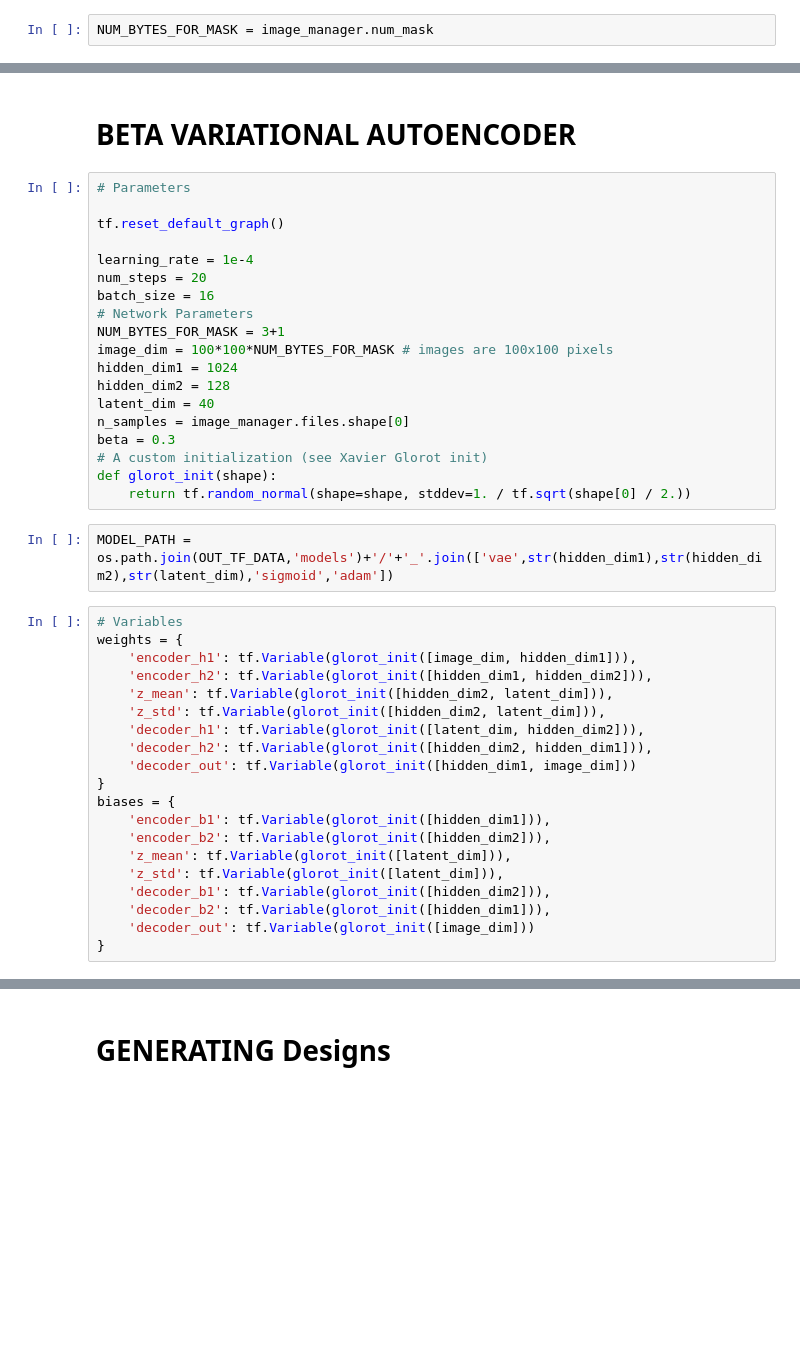
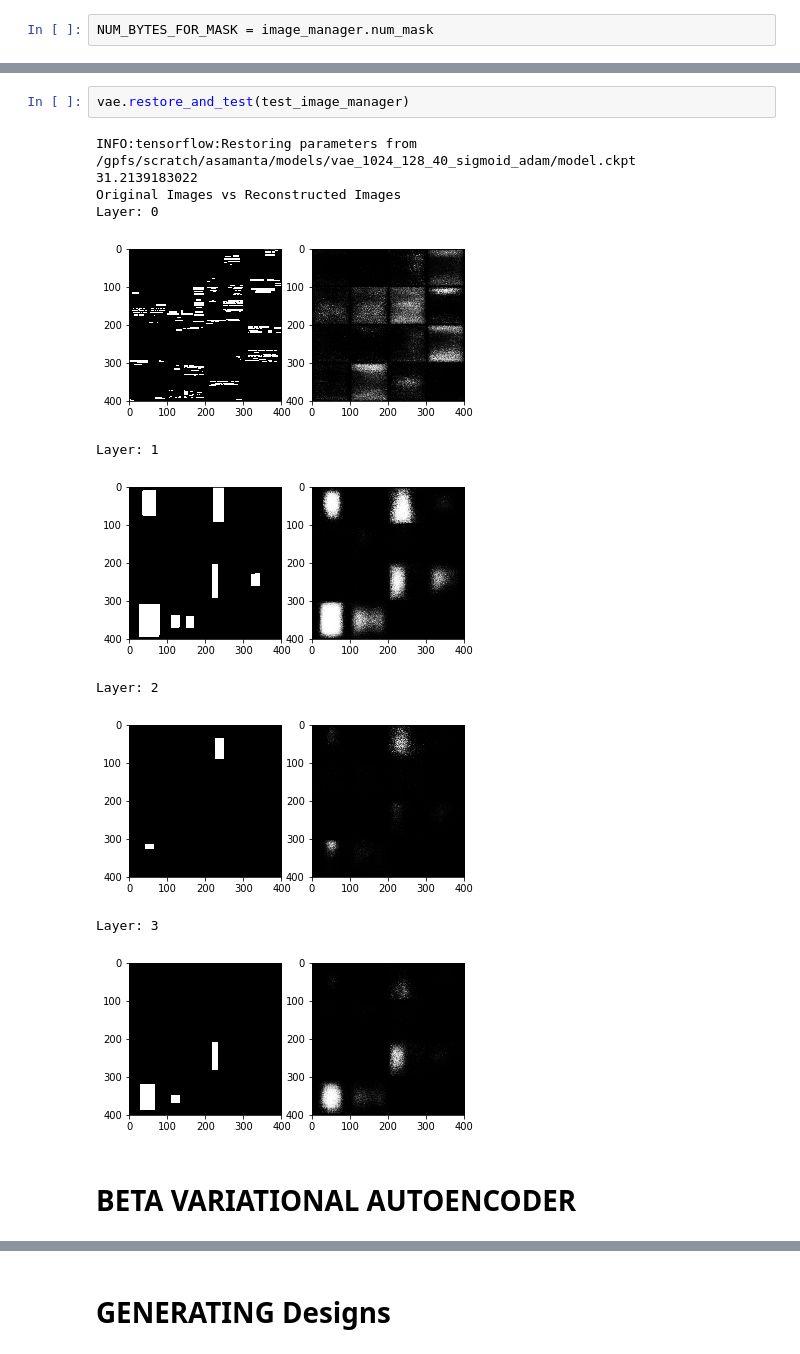
Before and after one commit to samanta-anupam/Myriad-Ad-Generation, a Jupyter notebook: models/research/object_detection/Final Changes.ipynb, the cells around one changed output, grey strips where cells are left out. Cells and saved outputs as stored; diff of their text form; blank space fills up the shorter version.

```diff
--- a/models/research/object_detection/Final Changes.ipynb
+++ b/models/research/object_detection/Final Changes.ipynb
@@ -66,43 +97,16 @@ Layer: Text
+# %%
+vae.restore_and_test(test_image_manager)
+# %% [output]
+INFO:tensorflow:Restoring parameters from /gpfs/scratch/asamanta/models/vae_1024_128_40_sigmoid_adam/model.ckpt
+31.2139183022
+Original Images vs Reconstructed Images
+Layer: 0
+[figure, added]
+Layer: 1
+[figure, added]
+Layer: 2
+[figure, added]
+Layer: 3
+[figure, added]
 # %% [markdown]
 # BETA VARIATIONAL AUTOENCODER
-# %%
-# Parameters
-
-tf.reset_default_graph()
-
-learning_rate = 1e-4
-num_steps = 20
-batch_size = 16
-# Network Parameters
-NUM_BYTES_FOR_MASK = 3+1
-image_dim = 100*100*NUM_BYTES_FOR_MASK # images are 100x100 pixels
-hidden_dim1 = 1024
-hidden_dim2 = 128
-latent_dim = 40
-n_samples = image_manager.files.shape[0]
-beta = 0.3
-# A custom initialization (see Xavier Glorot init)
-def glorot_init(shape):
-    return tf.random_normal(shape=shape, stddev=1. / tf.sqrt(shape[0] / 2.))
-# %%
-MODEL_PATH = os.path.join(OUT_TF_DATA,'models')+'/'+'_'.join(['vae',str(hidden_dim1),str(hidden_dim2),str(latent_dim),'sigmoid','adam'])
-# %%
-# Variables
-weights = {
-    'encoder_h1': tf.Variable(glorot_init([image_dim, hidden_dim1])),
-    'encoder_h2': tf.Variable(glorot_init([hidden_dim1, hidden_dim2])),
-    'z_mean': tf.Variable(glorot_init([hidden_dim2, latent_dim])),
-    'z_std': tf.Variable(glorot_init([hidden_dim2, latent_dim])),
-    'decoder_h1': tf.Variable(glorot_init([latent_dim, hidden_dim2])),
-    'decoder_h2': tf.Variable(glorot_init([hidden_dim2, hidden_dim1])),
-    'decoder_out': tf.Variable(glorot_init([hidden_dim1, image_dim]))
-}
-biases = {
-    'encoder_b1': tf.Variable(glorot_init([hidden_dim1])),
-    'encoder_b2': tf.Variable(glorot_init([hidden_dim2])),
-    'z_mean': tf.Variable(glorot_init([latent_dim])),
-    'z_std': tf.Variable(glorot_init([latent_dim])),
-    'decoder_b1': tf.Variable(glorot_init([hidden_dim2])),
-    'decoder_b2': tf.Variable(glorot_init([hidden_dim1])),
-    'decoder_out': tf.Variable(glorot_init([image_dim]))
-}
```
Also changed, not shown: parts of 18 cells of this notebook, 3 other files.
